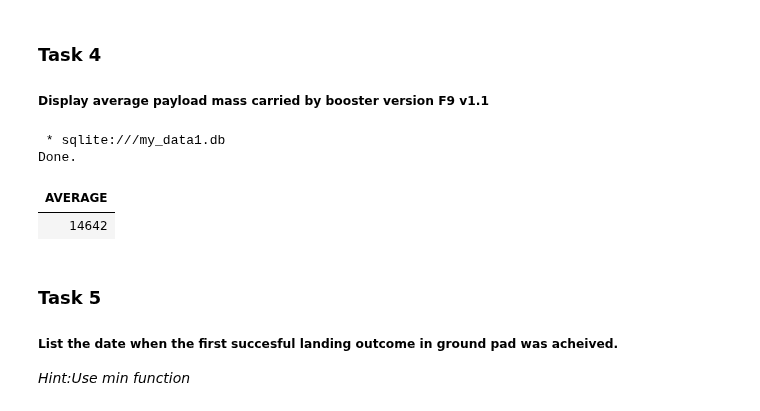
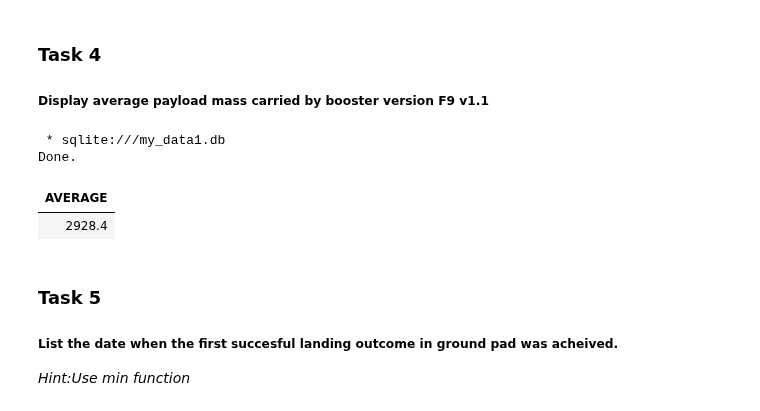
Before and after one commit to Delonix7/IBM_Data_Science_Capstone, a Jupyter notebook: jupyter_labs_eda_sql_coursera_sqllite.ipynb, the cells around one changed output. Saved outputs shown, nothing was run; the diff lists cells and outputs as text; code cells hidden in the pictures.

```diff
--- a/jupyter_labs_eda_sql_coursera_sqllite.ipynb
+++ b/jupyter_labs_eda_sql_coursera_sqllite.ipynb
@@ -158,13 +173,13 @@ Done.
 ##### Display average payload mass carried by booster version F9 v1.1
 # %%
 %%sql
-select sum(PAYLOAD_MASS__KG_) as AVERAGE from SPACEXTBL
+select avg(PAYLOAD_MASS__KG_) as AVERAGE from SPACEXTBL
 where BOOSTER_VERSION = 'F9 v1.1'
 # %% [output]
  * sqlite:///my_data1.db
 Done.
 | AVERAGE |
-| 14642 |
+| 2928.4 |
 # %% [markdown]
 ### Task 5
 
```
Also changed, not shown: parts of 4 cells of this notebook.
